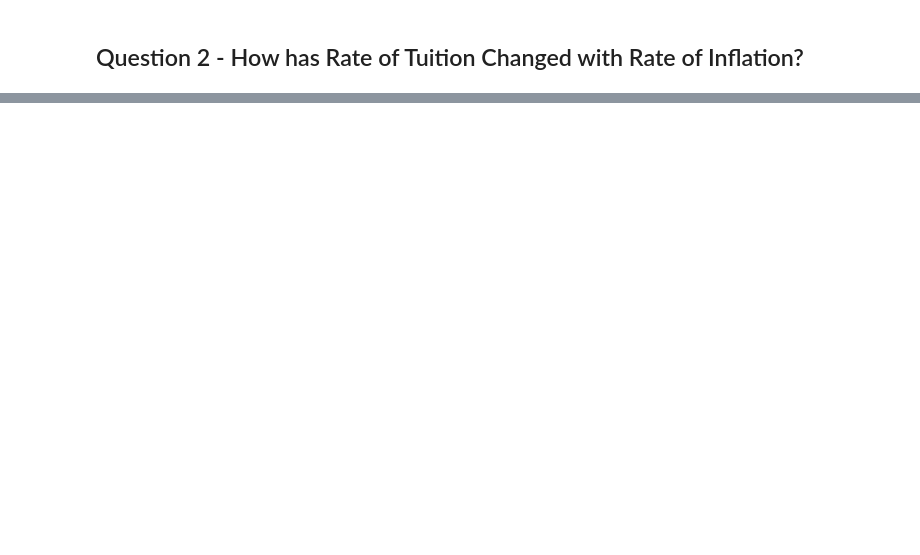
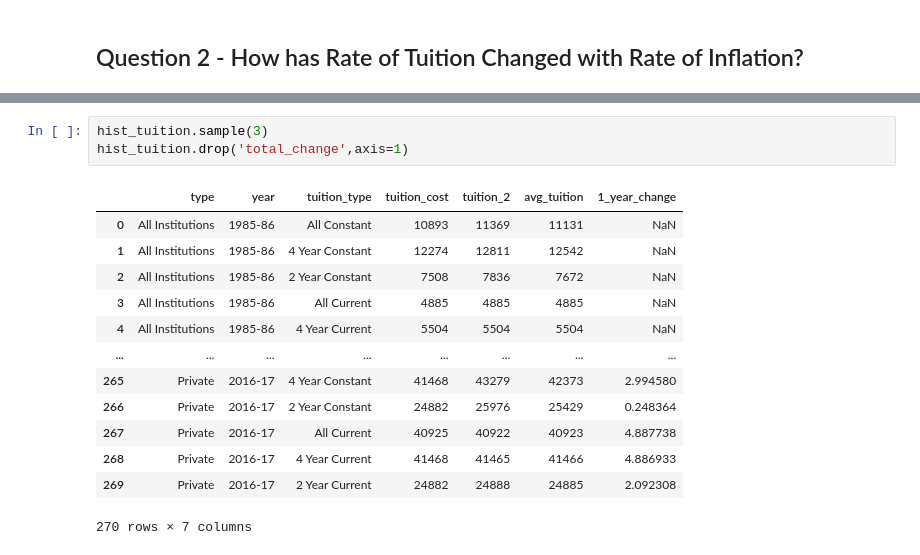
Before and after one commit to eaxworthy/tuition_cost_analysis, a Jupyter notebook: notebook_lizzy.ipynb, the cells around one changed output, grey strips where cells are left out. Cells and saved outputs as stored; diff of their text form; blank space fills up the shorter version.

```diff
--- a/notebook_lizzy.ipynb
+++ b/notebook_lizzy.ipynb
@@ -118,0 +280,17 @@ hist_tuition.head(3)
+# %%
+hist_tuition.sample(3)
+hist_tuition.drop('total_change',axis=1)
+# %% [output]
+|  | type | year | tuition_type | tuition_cost | tuition_2 | avg_tuition | 1_year_change |
+| 0 | All Institutions | 1985-86 | All Constant | 10893 | 11369 | 11131 | NaN |
+| 1 | All Institutions | 1985-86 | 4 Year Constant | 12274 | 12811 | 12542 | NaN |
+| 2 | All Institutions | 1985-86 | 2 Year Constant | 7508 | 7836 | 7672 | NaN |
+| 3 | All Institutions | 1985-86 | All Current | 4885 | 4885 | 4885 | NaN |
+| 4 | All Institutions | 1985-86 | 4 Year Current | 5504 | 5504 | 5504 | NaN |
+| ... | ... | ... | ... | ... | ... | ... | ... |
+| 265 | Private | 2016-17 | 4 Year Constant | 41468 | 43279 | 42373 | 2.994580 |
+| 266 | Private | 2016-17 | 2 Year Constant | 24882 | 25976 | 25429 | 0.248364 |
+| 267 | Private | 2016-17 | All Current | 40925 | 40922 | 40923 | 4.887738 |
+| 268 | Private | 2016-17 | 4 Year Current | 41468 | 41465 | 41466 | 4.886933 |
+| 269 | Private | 2016-17 | 2 Year Current | 24882 | 24888 | 24885 | 2.092308 |
+270 rows × 7 columns
```
Also changed, not shown: parts of 22 cells of this notebook, 5 other files.
